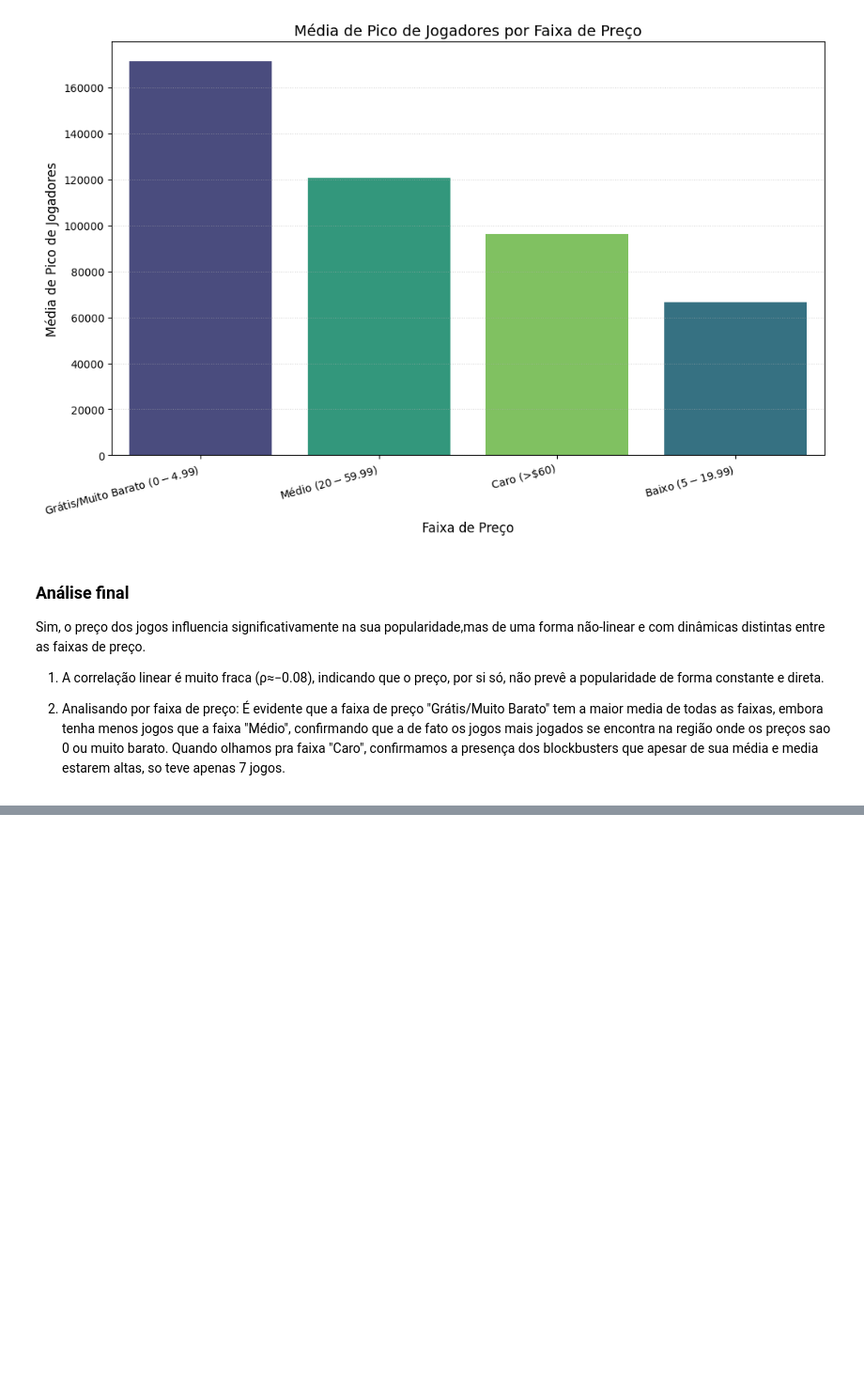
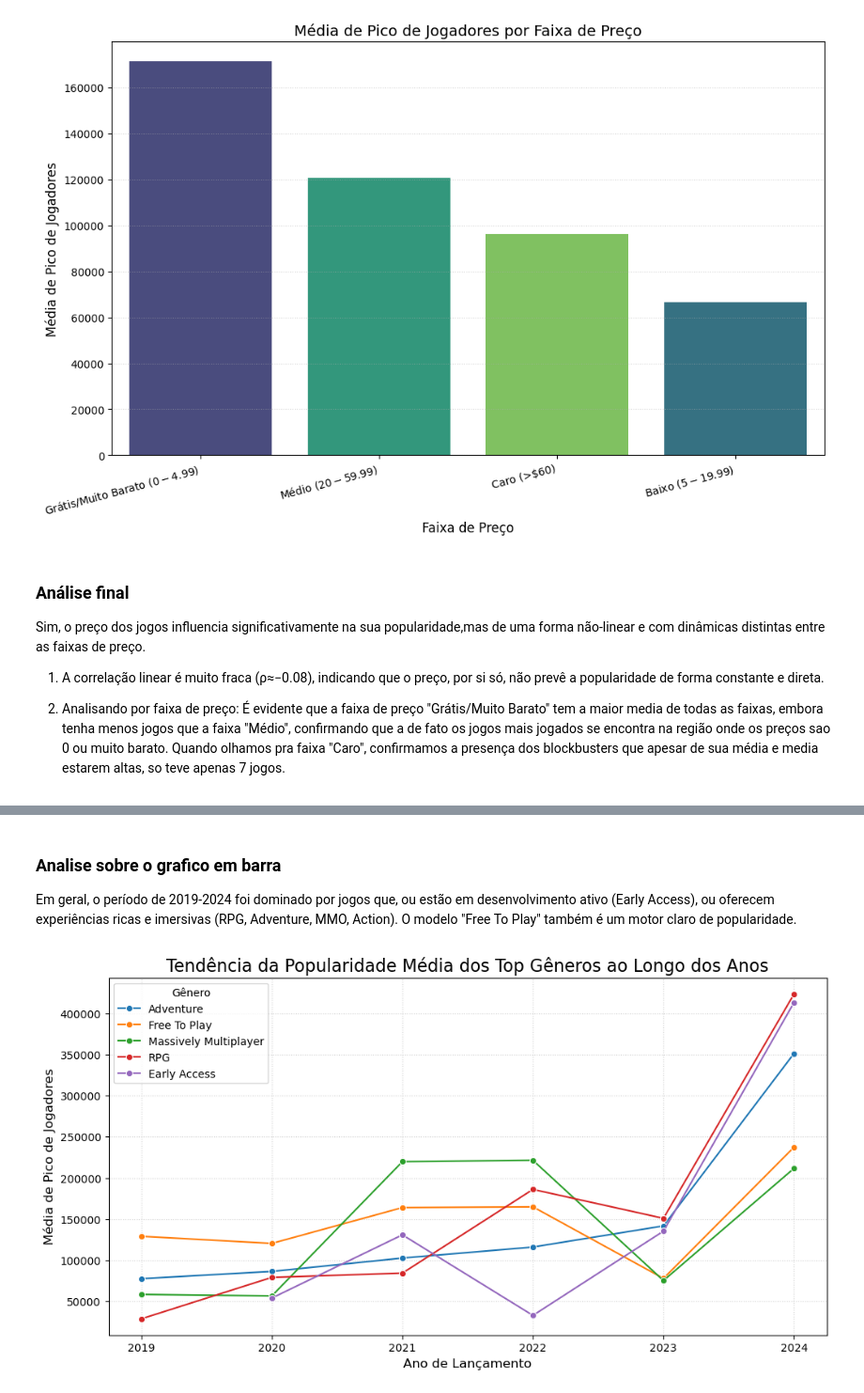
Before and after one commit to AlortCraft/Projeto-ICD-Steam, a Jupyter notebook: relatorio.ipynb, the cells around one changed output, grey strips where cells are left out. Shown at 94% size. Drawn from its saved outputs; the diff is of its cells as text; code cells hidden in the pictures; blank space fills up the shorter version.

```diff
--- a/relatorio.ipynb
+++ b/relatorio.ipynb
@@ -401,0 +518,36 @@ Sim, o preço dos jogos influencia significativamente na sua popularidade,mas de
+# %% [markdown]
+### Analise sobre o grafico em barra
+Em geral, o período de 2019-2024 foi dominado por jogos que, ou estão em desenvolvimento ativo (Early Access), ou oferecem experiências ricas e imersivas (RPG, Adventure, MMO, Action). O modelo "Free To Play" também é um motor claro de popularidade.
+# %%
+# Agrupamento triplo: Ano_Lançamento, Gênero, Popularidade Média
+tendencia_generos_anual = df_exploded.groupby([COLUNA_ANO, COLUNA_GENERO]).agg(
+    Media_Popularidade = (COLUNA_POPULARIDADE, 'mean')
+).reset_index()
+
+# Identificar os Top N gêneros mais populares em média no período total para focar na tendência
+top_n_generos = dominio_geral_genero_ordenado.head(5)[COLUNA_GENERO].tolist()
+
+# Filtrar a tendência anual apenas para esses top N gêneros
+tendencia_top_generos = tendencia_generos_anual[
+    tendencia_generos_anual[COLUNA_GENERO].isin(top_n_generos)
+]
+
+# Visualização: Gráfico de Linhas da Tendência dos Top 5 Gêneros
+plt.figure(figsize=(12, 6))
+sns.lineplot(
+    x=COLUNA_ANO,
+    y='Media_Popularidade',
+    hue=COLUNA_GENERO,
+    data=tendencia_top_generos,
+    marker='o' # Adiciona marcadores para cada ponto de dados
+)
+
+plt.title('Tendência da Popularidade Média dos Top Gêneros ao Longo dos Anos', fontsize=16)
+plt.xlabel('Ano de Lançamento', fontsize=12)
+plt.ylabel('Média de Pico de Jogadores', fontsize=12)
+plt.xticks(tendencia_top_generos[COLUNA_ANO].unique().astype(int)) # Garante rótulos de ano inteiros
+plt.grid(True, linestyle=':', alpha=0.6)
+plt.legend(title='Gênero')
+plt.show()
+# %% [output]
+[figure, added]
```
Also changed, not shown: parts of 6 cells of this notebook.
